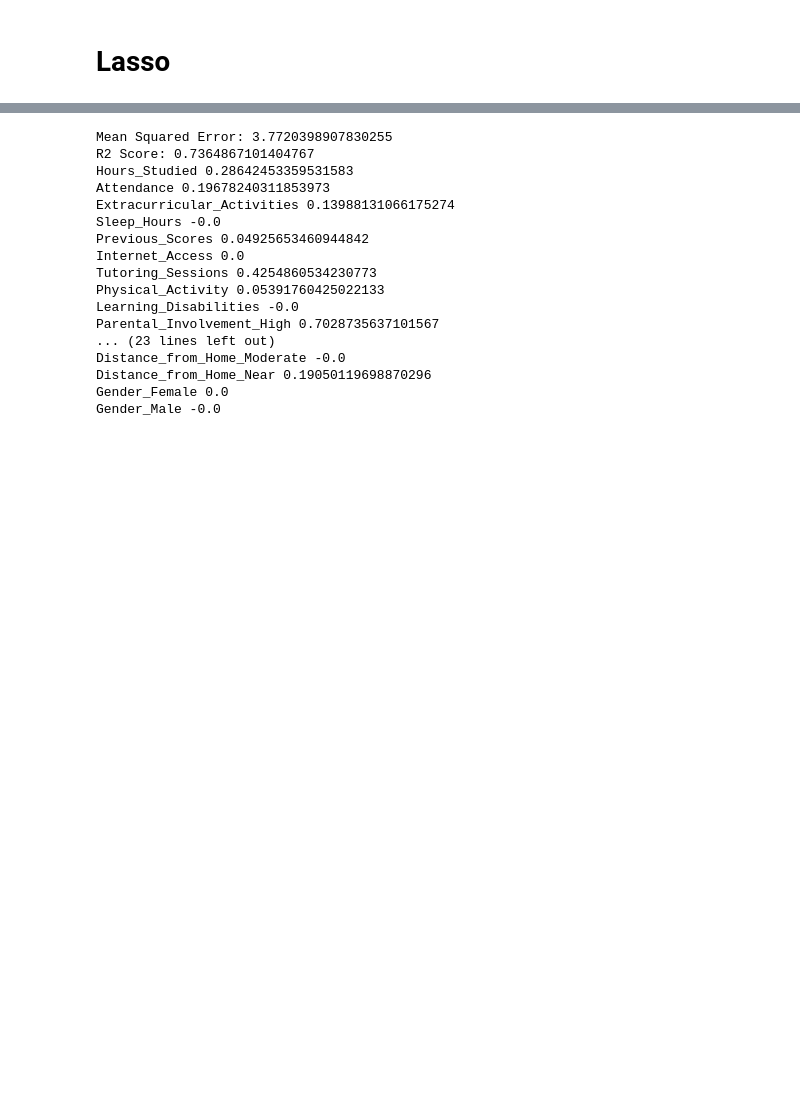
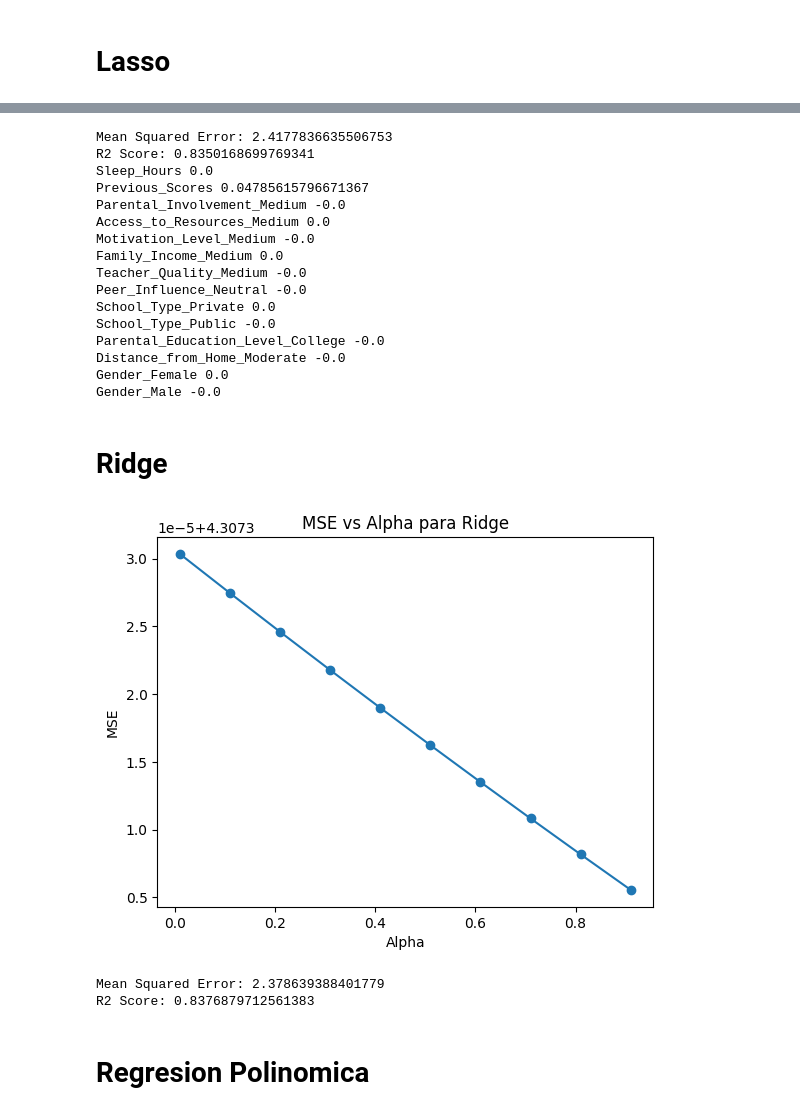
Before and after one commit to MatiasdeBuren/Final-Modelos-y-Simulacion, a Jupyter notebook: modelosFinal.ipynb, the cells around one changed output, grey strips where cells are left out. Saved outputs shown, nothing was run; the diff lists cells and outputs as text; code cells hidden in the pictures; blank space fills up the shorter version.

```diff
--- a/modelosFinal.ipynb
+++ b/modelosFinal.ipynb
@@ -132,26 +195,71 @@ findBestAlpha(X, y, [0.0001, 0.001, 0.01, 0.1, 1, 10])
 # %%
-lasso = Lasso(alpha=0.1)
+lasso = Lasso(alpha=0.01)
 lasso.fit(x_train, y_train)
 predictions = lasso.predict(x_test)
 print('Mean Squared Error:', mean_squared_error(y_test, predictions))
 print('R2 Score:', r2_score(y_test, predictions))
+columnsToDrop = []
 for columna in range(len(X.columns)):
-    print(X.columns[columna], lasso.coef_[columna])
+    if lasso.coef_[columna] > -0.05 and lasso.coef_[columna] < 0.05:
+        columnsToDrop.append(X.columns[columna])
+        print(X.columns[columna], lasso.coef_[columna])
+mse_lasso = mean_squared_error(y_test, predictions)
+r2_lasso = r2_score(y_test, predictions)
+coeficientes_lasso = lasso.coef_
 # %% [output]
-Mean Squared Error: 3.7720398907830255
-R2 Score: 0.7364867101404767
-Hours_Studied 0.28642453359531583
-Attendance 0.19678240311853973
-Extracurricular_Activities 0.13988131066175274
-Sleep_Hours -0.0
-Previous_Scores 0.04925653460944842
-Internet_Access 0.0
-Tutoring_Sessions 0.4254860534230773
-Physical_Activity 0.05391760425022133
-Learning_Disabilities -0.0
-Parental_Involvement_High 0.7028735637101567
-... (23 lines left out)
+Mean Squared Error: 2.4177836635506753
+R2 Score: 0.8350168699769341
+Sleep_Hours 0.0
+Previous_Scores 0.04785615796671367
+Parental_Involvement_Medium -0.0
+Access_to_Resources_Medium 0.0
+Motivation_Level_Medium -0.0
+Family_Income_Medium 0.0
+Teacher_Quality_Medium -0.0
+Peer_Influence_Neutral -0.0
+School_Type_Private 0.0
+School_Type_Public -0.0
+Parental_Education_Level_College -0.0
 Distance_from_Home_Moderate -0.0
-Distance_from_Home_Near 0.19050119698870296
 Gender_Female 0.0
 Gender_Male -0.0
+# %% [markdown]
+# Ridge
+# %%
+def best_alpha_ridge(X, y, alphas):
+    mse = []
+    r2_scores = []
+    for alpha in alphas:
+        model = Ridge(alpha=alpha)
+        mse_value = np.mean(-cross_val_score(model, X, y, scoring='neg_mean_squared_error', cv=10))
+        r2_score_value = np.mean(cross_val_score(model, X, y, scoring='r2', cv=10))
+        r2_scores.append(r2_score_value)
+        mse.append(mse_value)
+
+    best_alpha = alphas[np.argmin(mse)]
+    return best_alpha, mse, r2_scores
+
+alphas = np.arange(0.01, 1, 0.1)
+best_alpha, mse_values, bestr2_score = best_alpha_ridge(X, y, alphas)
+
+plt.plot(alphas, mse_values, marker='o')
+plt.xlabel('Alpha')
+plt.ylabel('MSE')
+plt.title('MSE vs Alpha para Ridge')
+plt.show()
+# %% [output]
+[figure, added]
+# %%
+Ridge = Ridge(alpha=best_alpha)
+Ridge.fit(x_train, y_train)
+predictions = Ridge.predict(x_test)
+mse_ridge = mean_squared_error(y_test, predictions)
+r2_ridge = r2_score(y_test, predictions)
+coeficientes_ridge = Ridge.coef_
+print(f'Mean Squared Error: {mse_ridge}')
+print(f'R2 Score: {r2_ridge}')
+# %% [output]
+Mean Squared Error: 2.378639388401779
+R2 Score: 0.8376879712561383
+# %% [markdown]
+# Regresion Polinomica
```
Also changed, not shown: parts of 21 cells of this notebook.
